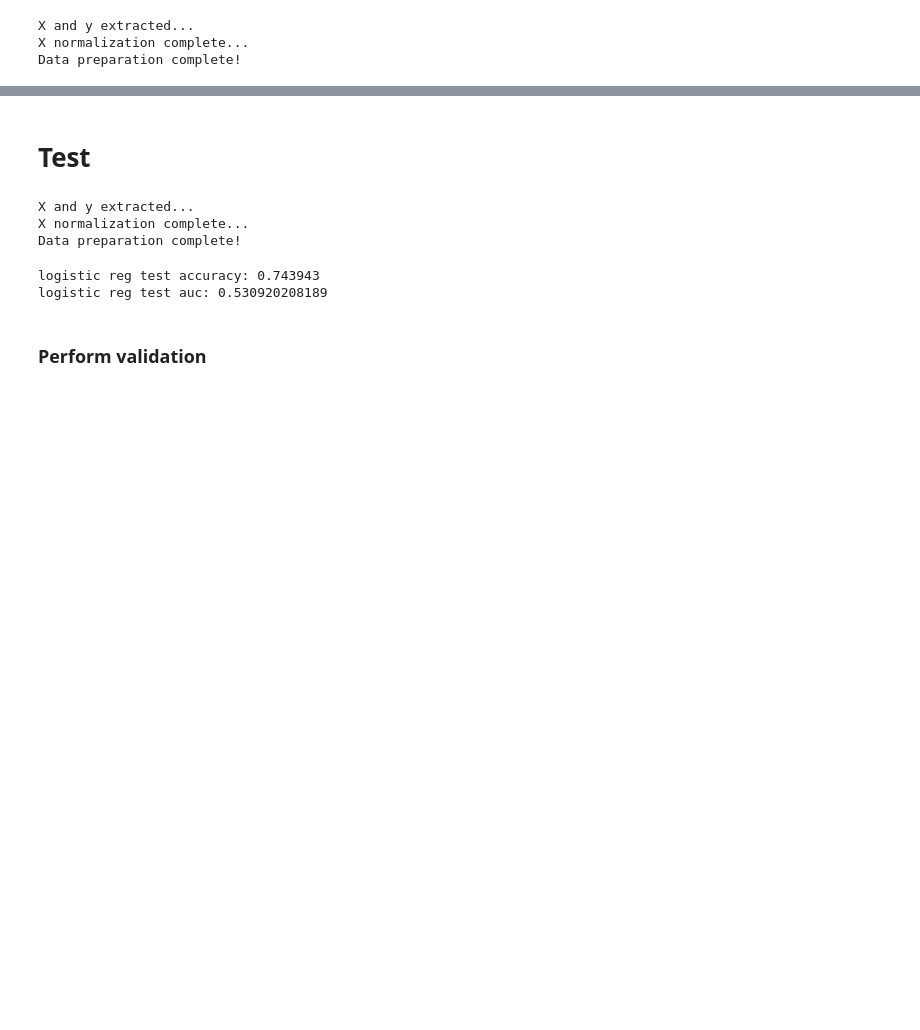
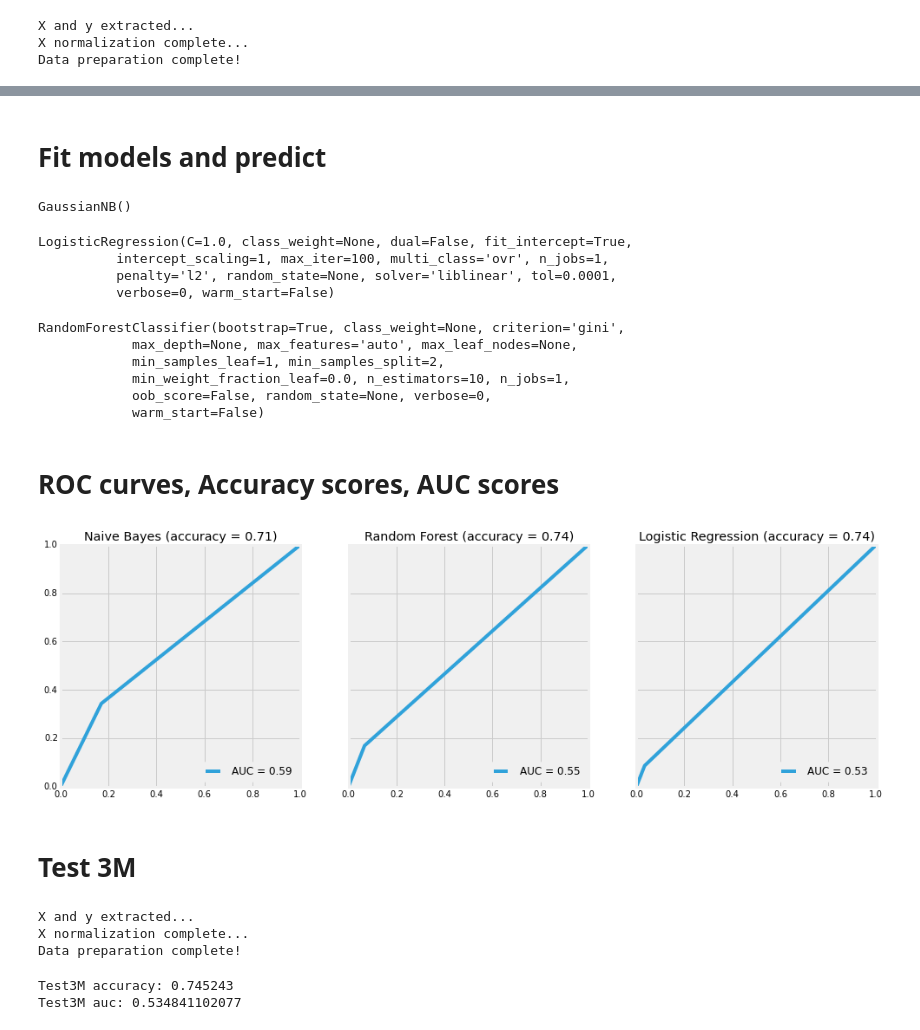
Before and after one commit to fnokeke/datasci, a Jupyter notebook: fab_hw1.ipynb, the cells around one changed output, grey strips where cells are left out. Cells and saved outputs as stored; diff of their text form; code cells hidden in the pictures; blank space fills up the shorter version.

Commit message:
ROC curves added and code refactored

```diff
--- a/fab_hw1.ipynb
+++ b/fab_hw1.ipynb
@@ -280,0 +69,3 @@ selected_categ_cols
+# %%
+selected_categ_cols = [14,15,18,19,21,22,26,27,30,32,33,35,36,38]
+len(selected_categ_cols)
@@ -339,5 +151,67 @@ random forest validation auc: 0.550786391173
+# %% [markdown]
+# Fit models and predict
+# %%
+model_NB = GaussianNB()
+model_NB.fit(X_train, y_train)
+predicted_NB = model_NB.predict(X_va)
+
+model_NB
+# %% [output]
+GaussianNB()
+# %%
+model_LR = LogisticRegression()
+model_LR.fit(X_train, y_train)
+predicted_LR = model_LR.predict(X_va)
+
+model_LR
+# %% [output]
+LogisticRegression(C=1.0, class_weight=None, dual=False, fit_intercept=True,
+          intercept_scaling=1, max_iter=100, multi_class='ovr', n_jobs=1,
+          penalty='l2', random_state=None, solver='liblinear', tol=0.0001,
+          verbose=0, warm_start=False)
+# %%
+model_RF = RandomForestClassifier(n_estimators=10)
+model_RF.fit(X_train, y_train)
+predicted_RF = model_RF.predict(X_va)
+
+model_RF
+# %% [output]
+RandomForestClassifier(bootstrap=True, class_weight=None, criterion='gini',
+            max_depth=None, max_features='auto', max_leaf_nodes=None,
+            min_samples_leaf=1, min_samples_split=2,
+            min_weight_fraction_leaf=0.0, n_estimators=10, n_jobs=1,
+            oob_score=False, random_state=None, verbose=0,
+            warm_start=False)
+# %% [markdown]
+# ROC curves, Accuracy scores, AUC scores
+# %%
+%matplotlib inline
+
+y_predictions = {
+    'Naive Bayes': predicted_NB,
+    'Logistic Regression': predicted_LR,
+    'Random Forest': predicted_RF,
+}
+
+fig, axes = plt.subplots(1, len(y_predictions), sharey=True)
+fig.set_size_inches(15,5)
+i = 0
+
+for title, prediction in y_predictions.items():
+    accuracy = metrics.accuracy_score(y_va, prediction)
+    fulltitle = title + ' (accuracy = %0.2f)' % accuracy
+    fpr, tpr, thresholds = metrics.roc_curve(y_va, prediction, pos_label=1)
+    auc = metrics.auc(fpr, tpr)
+    label = 'AUC = %0.2f' % auc
+
+    axes[i].plot(fpr, tpr, label=label)
+    axes[i].set_title(fulltitle)
+    axes[i].legend(loc='lower right')
+    i += 1
+# %% [output]
+[figure, added]
 # %% [markdown]
-# Test
+# Test 3M
 # %%
 df_test = pd.read_table('test3M.txt', header=None)
 X_test, y_test = get_train_xy(df_test, selected_categ_cols)
@@ -346,11 +220,9 @@ X and y extracted...
 X normalization complete...
 Data preparation complete!
 # %%
-predicted_test = model_log_reg.predict(X_test)
-print "logistic reg test accuracy:", metrics.accuracy_score(y_test, predicted_test)
-print "logistic reg test auc:", metrics.roc_auc_score(y_test, predicted_test)
+predicted_test = model_LR.predict(X_test)
+print "Test3M accuracy:", metrics.accuracy_score(y_test, predicted_test)
+print "Test3M auc:", metrics.roc_auc_score(y_test, predicted_test)
 # %% [output]
-logistic reg test accuracy: 0.743943
-logistic reg test auc: 0.530920208189
+Test3M accuracy: 0.745243
+Test3M auc: 0.534841102077
-# %% [markdown]
-### Perform validation
```
Also changed, not shown: parts of 78 cells of this notebook, 1 other file.
